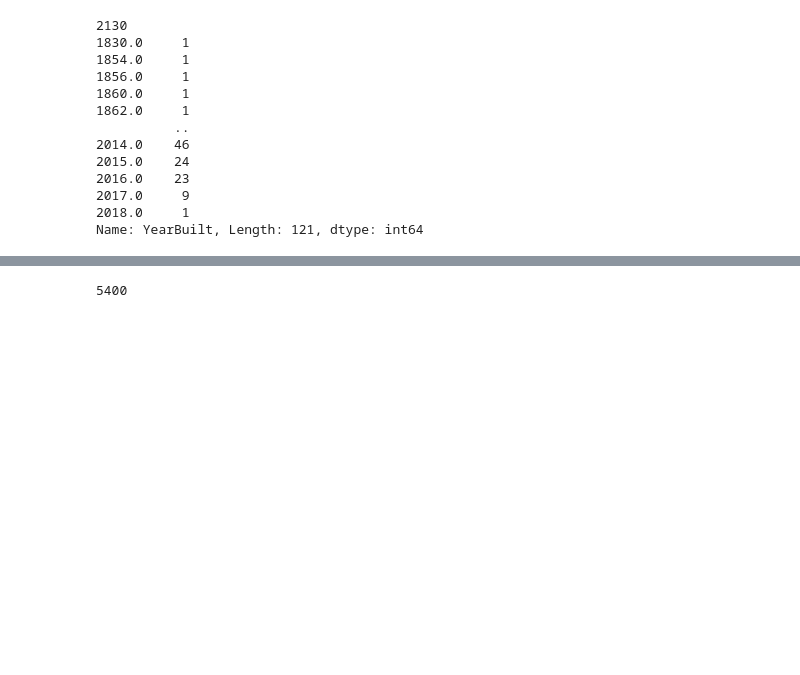
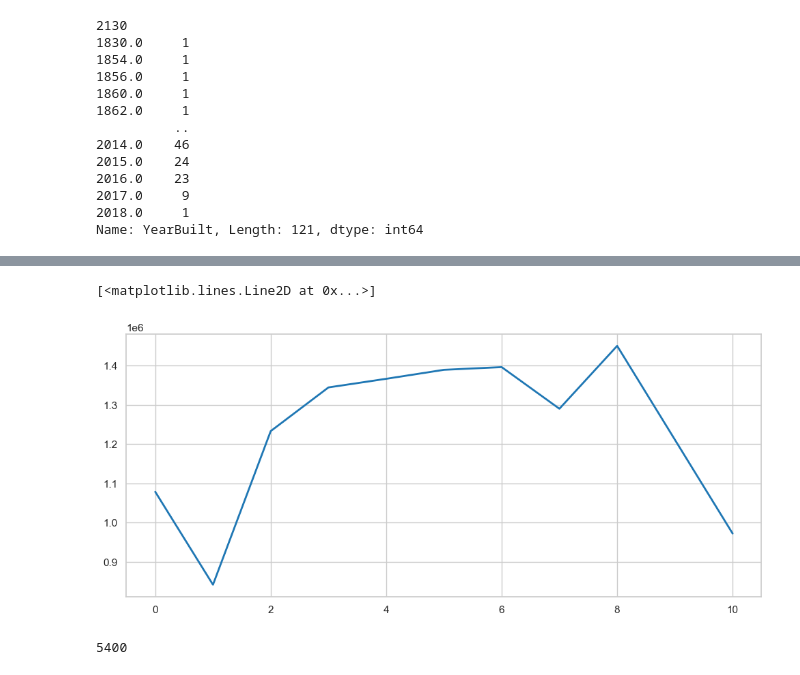
Before and after one commit to pau-torrente/DSUB_p2, a Jupyter notebook: project2.ipynb, the cells around one changed output, grey strips where cells are left out. Drawn from its saved outputs; the diff is of its cells as text; code cells hidden in the pictures; blank space fills up the shorter version.

```diff
--- a/project2.ipynb
+++ b/project2.ipynb
@@ -134,3 +141,10 @@ Propertycount 289
+# %%
+room_avg_price = train_set.groupby('Car').mean().Price.reset_index()
+
+plt.plot(room_avg_price.Car, room_avg_price.Price)
+# %% [output]
+[<matplotlib.lines.Line2D at 0x...>]
+[figure, added]
 # %%
 # As it can be seen the database contains several features, some of them numerical and some of them are categorical.
 # It is important to check each of the to understand it.
```
Also changed, not shown: parts of 6 cells of this notebook, 1 other file.
